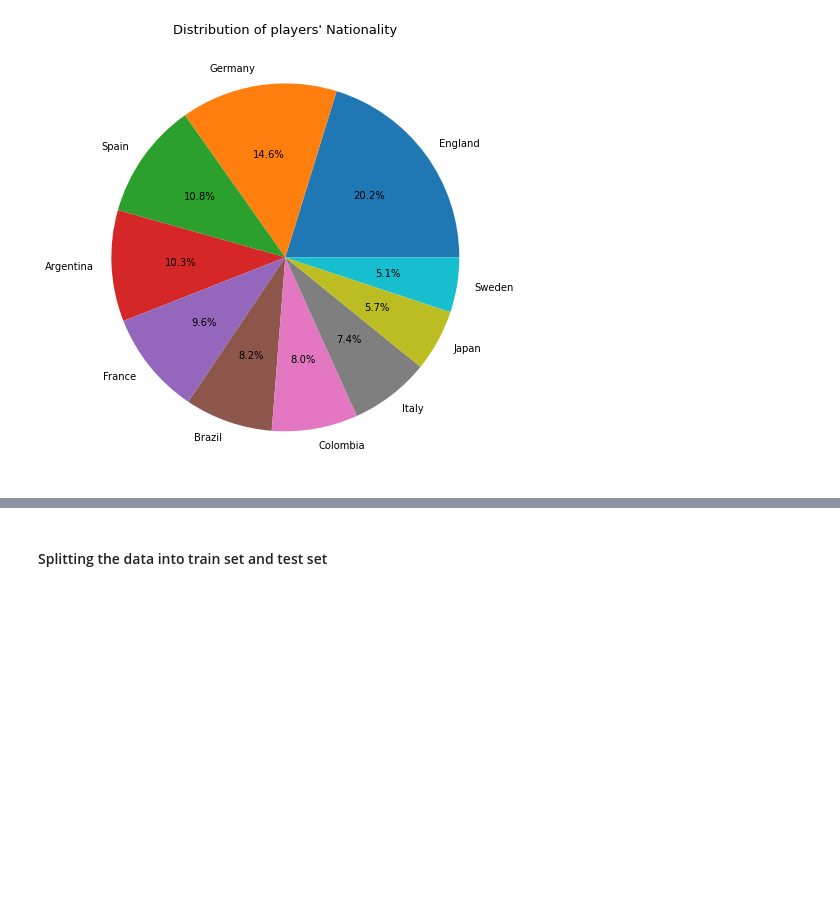
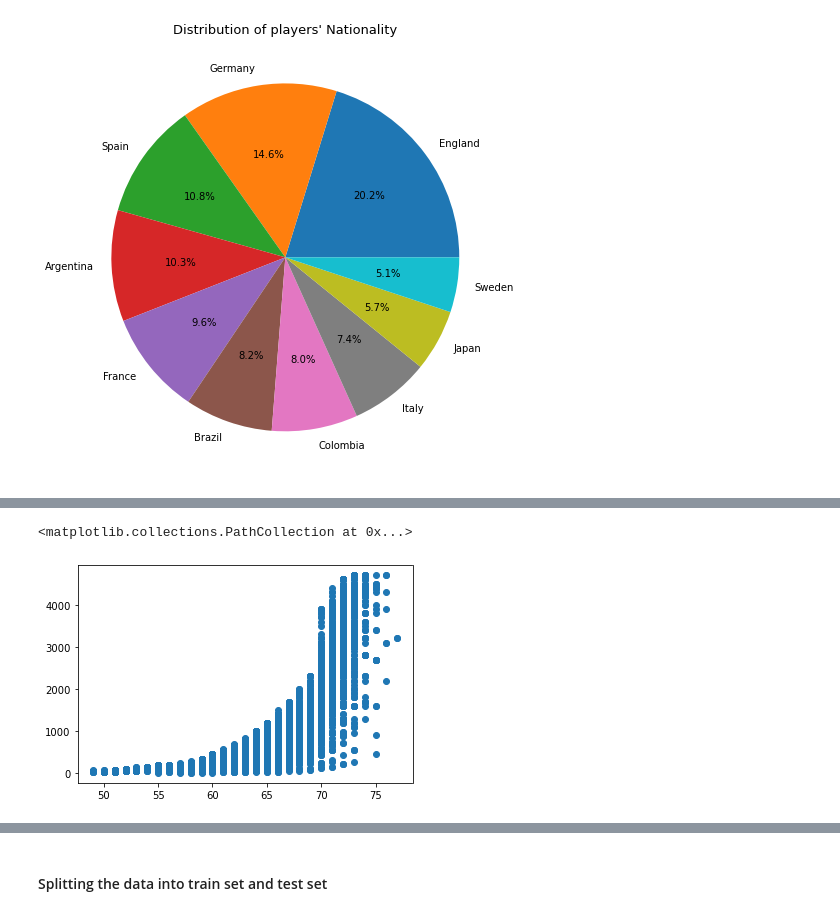
Before and after one commit to yash12888/fifa_regn, a Jupyter notebook: fifa_regression.ipynb, the cells around one changed output, grey strips where cells are left out. Saved outputs shown, nothing was run; the diff lists cells and outputs as text; code cells hidden in the pictures; blank space fills up the shorter version.

```diff
--- a/fifa_regression.ipynb
+++ b/fifa_regression.ipynb
@@ -421,0 +447,5 @@ plt.show()
+# %%
+plt.scatter(df['Overall'],df['Value'])
+# %% [output]
+<matplotlib.collections.PathCollection at 0x...>
+[figure, added]
```
Also changed, not shown: parts of 58 cells of this notebook.
